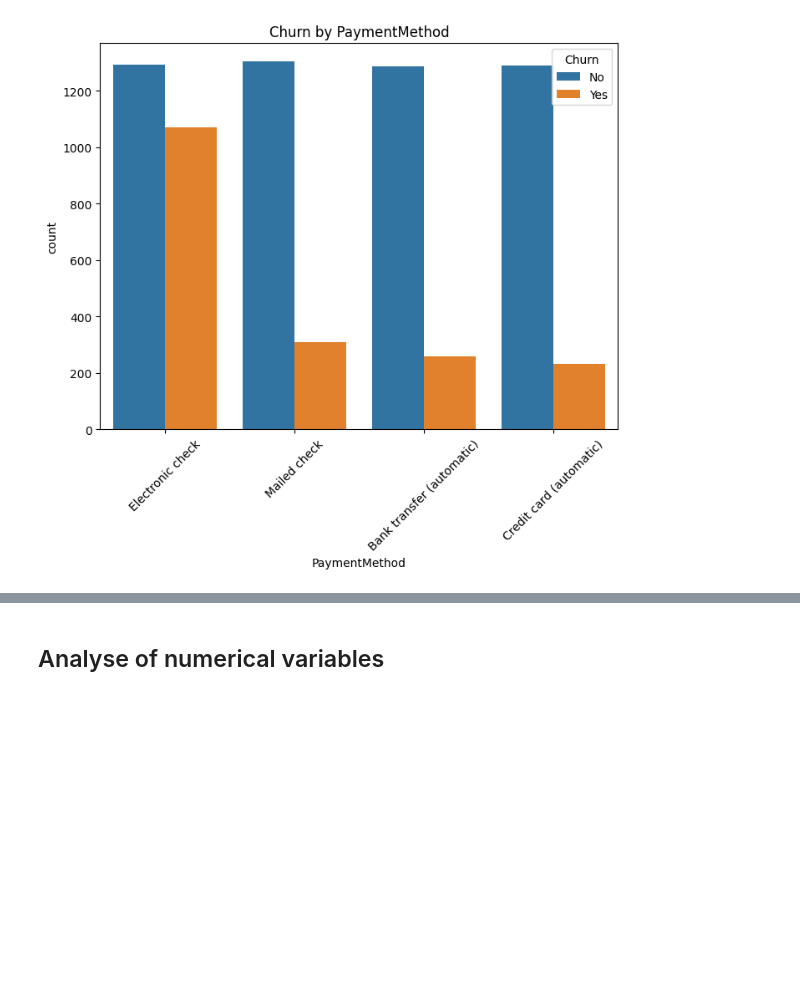
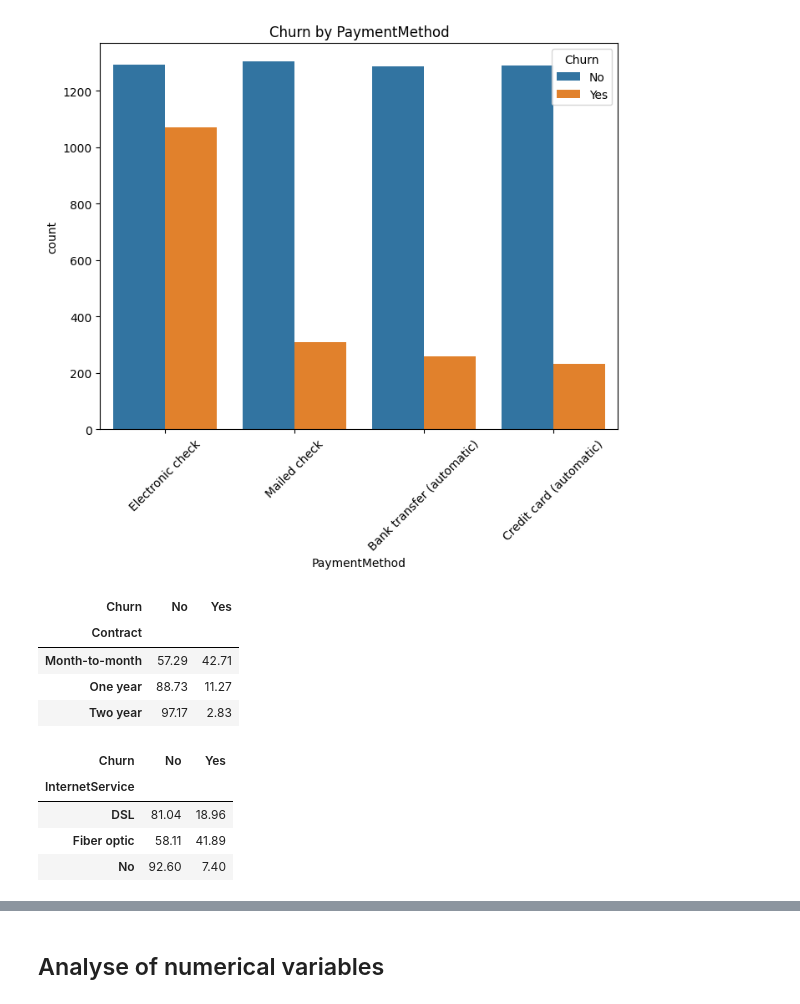
Before and after one commit to Mohamedbedda/Customer-Churn-Prediction, a Jupyter notebook: notebooks/EDA.ipynb, the cells around one changed output, grey strips where cells are left out. Saved outputs shown, nothing was run; the diff lists cells and outputs as text; code cells hidden in the pictures; blank space fills up the shorter version.

```diff
--- a/notebooks/EDA.ipynb
+++ b/notebooks/EDA.ipynb
@@ -82,3 +82,19 @@ for col in catego_cols :
 [figure]
 [figure]
 [figure]
+# %%
+contract_churn_rate = (pd.crosstab(df["Contract"], df["Churn"], normalize="index") * 100).round(2)
+InternetService_churn_rate = (pd.crosstab(df["InternetService"], df["Churn"], normalize="index") * 100).round(2)
+
+display(contract_churn_rate, InternetService_churn_rate)
+# %% [output]
+| Churn | No | Yes |
+| Contract |  |  |
+| Month-to-month | 57.29 | 42.71 |
+| One year | 88.73 | 11.27 |
+| Two year | 97.17 | 2.83 |
+| Churn | No | Yes |
+| InternetService |  |  |
+| DSL | 81.04 | 18.96 |
+| Fiber optic | 58.11 | 41.89 |
+| No | 92.60 | 7.40 |
```
Also changed, not shown: parts of 7 cells of this notebook.
